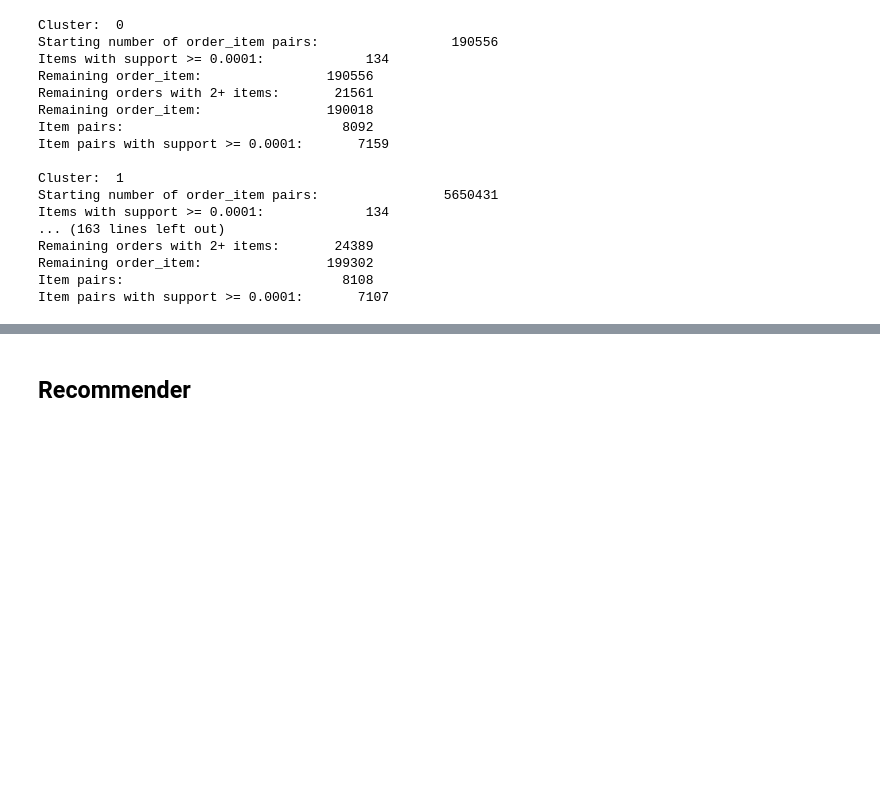
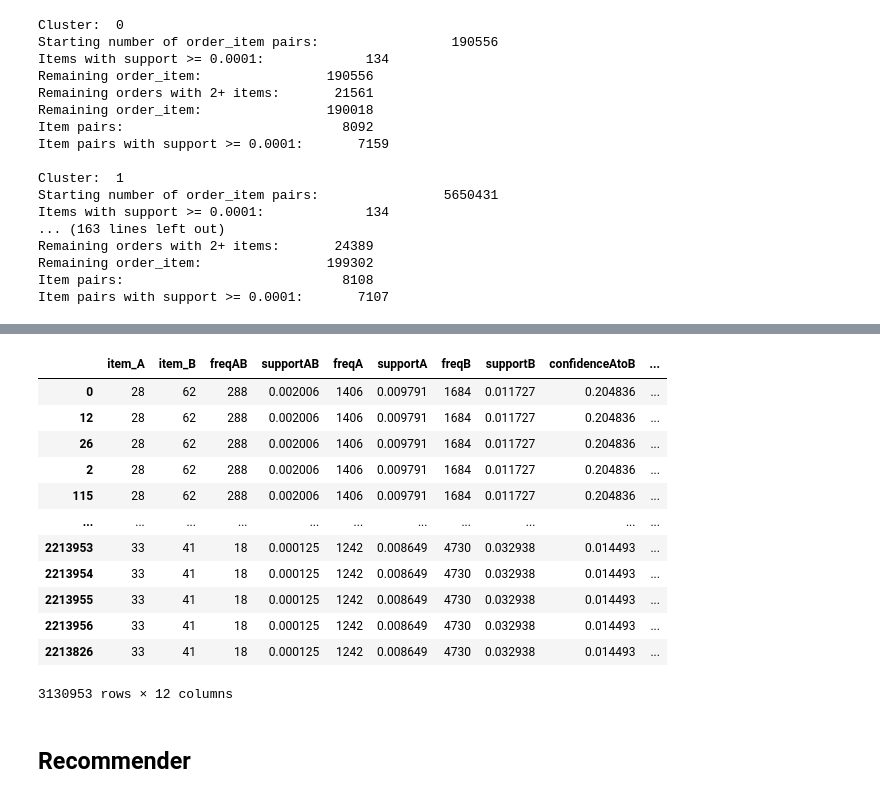
Before and after one commit to melodygr/grocery_recommendation, a Jupyter notebook: Market_Basket_Analysis.ipynb, the cells around one changed output, grey strips where cells are left out. Drawn from its saved outputs; the diff is of its cells as text; code cells hidden in the pictures; blank space fills up the shorter version.

```diff
--- a/Market_Basket_Analysis.ipynb
+++ b/Market_Basket_Analysis.ipynb
@@ -298,6 +311,32 @@ MemoryError: Unable to allocate 12.2 GiB for an array with shape (1642117939,) a
+# %%
+group_aisle_association_rules_dic[0]['aisle_name_B'] = list(map(lambda x: aisleB[aisleB['item_B']==x].iloc[0]['aisle_name_B'],
+                                                           group_aisle_association_rules_dic[0]['item_B']))
+# %%
+group_aisle_association_rules_dic[1]['aisle_name_B'] = list(map(lambda x: aisleB[aisleB['item_B']==x].iloc[0]['aisle_name_B'],
+                                                           group_aisle_association_rules_dic[1]['item_B']))
+# %%
+group_aisle_association_rules_dic[2]['aisle_name_B'] = list(map(lambda x: aisleB[aisleB['item_B']==x].iloc[0]['aisle_name_B'],
+                                                           group_aisle_association_rules_dic[2]['item_B']))
+# %%
+group_aisle_association_rules_dic[1] = group_aisle_association_rules_dic[2][['item_A','item_B','aisle_name_A', 'aisle_name_B','freqAB','supportAB','freqA',
+                                      'supportA','freqB','supportB','confidenceAtoB', 'confidenceBtoA','lift']]
 # %%
-x = group_aisle_association_rules_dic[19].sort_values('lift',ascending = False)
+x = group_aisle_association_rules_dic[3].sort_values('lift',ascending = False)
 x.sort_values('lift',ascending = False)
+# %% [output]
+|  | item_A | item_B | freqAB | supportAB | freqA | supportA | freqB | supportB | confidenceAtoB | ... |
+| 0 | 28 | 62 | 288 | 0.002006 | 1406 | 0.009791 | 1684 | 0.011727 | 0.204836 | ... |
+| 12 | 28 | 62 | 288 | 0.002006 | 1406 | 0.009791 | 1684 | 0.011727 | 0.204836 | ... |
+| 26 | 28 | 62 | 288 | 0.002006 | 1406 | 0.009791 | 1684 | 0.011727 | 0.204836 | ... |
+| 2 | 28 | 62 | 288 | 0.002006 | 1406 | 0.009791 | 1684 | 0.011727 | 0.204836 | ... |
+| 115 | 28 | 62 | 288 | 0.002006 | 1406 | 0.009791 | 1684 | 0.011727 | 0.204836 | ... |
+| ... | ... | ... | ... | ... | ... | ... | ... | ... | ... | ... |
+| 2213953 | 33 | 41 | 18 | 0.000125 | 1242 | 0.008649 | 4730 | 0.032938 | 0.014493 | ... |
+| 2213954 | 33 | 41 | 18 | 0.000125 | 1242 | 0.008649 | 4730 | 0.032938 | 0.014493 | ... |
+| 2213955 | 33 | 41 | 18 | 0.000125 | 1242 | 0.008649 | 4730 | 0.032938 | 0.014493 | ... |
+| 2213956 | 33 | 41 | 18 | 0.000125 | 1242 | 0.008649 | 4730 | 0.032938 | 0.014493 | ... |
+| 2213826 | 33 | 41 | 18 | 0.000125 | 1242 | 0.008649 | 4730 | 0.032938 | 0.014493 | ... |
+3130953 rows × 12 columns
 # %% [markdown]
 ## Recommender
 # %%
```
Also changed, not shown: parts of 6 cells of this notebook.
